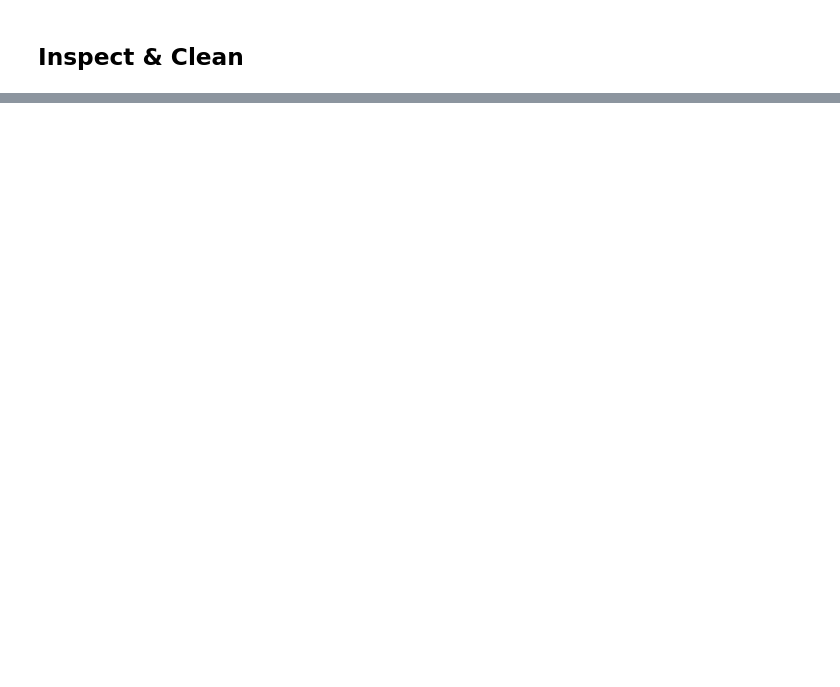
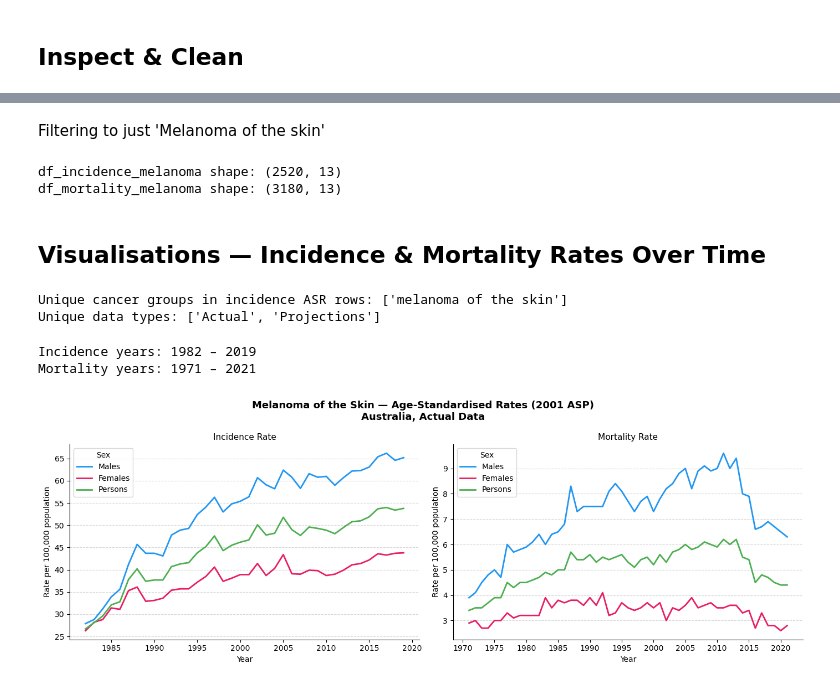
Before and after one commit to zainaisnain/fit5120-tp11-onboarding, a Jupyter notebook: data/data_wrangling.ipynb, the cells around one changed output, grey strips where cells are left out. Cells and saved outputs as stored; diff of their text form; code cells hidden in the pictures; blank space fills up the shorter version.

Commit message:
Dataset for D3 Visualisation

```diff
--- a/data/data_wrangling.ipynb
+++ b/data/data_wrangling.ipynb
@@ -111,0 +174,70 @@ print('Columns — state:',    df_state.columns.tolist())
+# %% [markdown]
+Filtering to just 'Melanoma of the skin'
+# %%
+df_incidence_melanoma = df_incidence[df_incidence['cancer_group_site'] == 'melanoma of the skin']
+df_mortality_melanoma = df_mortality[df_mortality['cancer_group_site'] == 'melanoma of the skin']
+
+print('df_incidence_melanoma shape:', df_incidence_melanoma.shape)
+print('df_mortality_melanoma shape:', df_mortality_melanoma.shape)
+# %% [output]
+df_incidence_melanoma shape: (2520, 13)
+df_mortality_melanoma shape: (3180, 13)
+# %% [markdown]
+## Visualisations — Incidence & Mortality Rates Over Time
+# %%
+import matplotlib.pyplot as plt
+import matplotlib.ticker as mticker
+
+RATE_COL = 'age_standardised_rate_2001_australian_standard_population__per_100_000'
+
+# Isolate summary (all-ages) rows — age-standardised rate is only populated there
+inc_asr  = df_incidence_melanoma.dropna(subset=[RATE_COL])
+mort_asr = df_mortality_melanoma.dropna(subset=[RATE_COL])
+
+print('Unique cancer groups in incidence ASR rows:', sorted(inc_asr['cancer_group_site'].unique()))
+print('Unique data types:', sorted(inc_asr['data_type'].unique()))
+# %% [output]
+Unique cancer groups in incidence ASR rows: ['melanoma of the skin']
+Unique data types: ['Actual', 'Projections']
+# %%
+SEXES  = ['Males', 'Females', 'Persons']
+COLORS = {'Males': '#2196F3', 'Females': '#E91E63', 'Persons': '#4CAF50'}
+
+# Data is already filtered to melanoma — just filter on actual data and sex
+def get_trend(df, data_type='Actual'):
+    mask = (df['data_type'] == data_type) & (df['sex'].isin(SEXES))
+    return (
+        df.loc[mask, ['year', 'sex', RATE_COL]]
+        .dropna()
+        .sort_values('year')
+    )
+
+inc_trend  = get_trend(inc_asr)
+mort_trend = get_trend(mort_asr)
+
+print('Incidence years:', int(inc_trend['year'].min()), '–', int(inc_trend['year'].max()))
+print('Mortality years:', int(mort_trend['year'].min()), '–', int(mort_trend['year'].max()))
+# %% [output]
+Incidence years: 1982 – 2019
+Mortality years: 1971 – 2021
+# %%
+fig, axes = plt.subplots(1, 2, figsize=(14, 5), sharey=False)
+fig.suptitle('Melanoma of the Skin — Age-Standardised Rates (2001 ASP)\nAustralia, Actual Data', fontsize=13, fontweight='bold')
+
+for ax, (trend, title) in zip(axes, [(inc_trend, 'Incidence Rate'), (mort_trend, 'Mortality Rate')]):
+    for sex in SEXES:
+        subset = trend[trend['sex'] == sex]
+        ax.plot(subset['year'], subset[RATE_COL], label=sex, color=COLORS[sex], linewidth=2)
+    ax.set_title(title, fontsize=11)
+    ax.set_xlabel('Year')
+    ax.set_ylabel('Rate per 100,000 population')
+    ax.legend(title='Sex')
+    ax.xaxis.set_major_locator(mticker.MultipleLocator(5))
+    ax.grid(axis='y', linestyle='--', alpha=0.5)
+    ax.spines[['top', 'right']].set_visible(False)
+
+plt.tight_layout()
+plt.savefig('melanoma_incidence_mortality_rates.png', dpi=150, bbox_inches='tight')
+plt.show()
+# %% [output]
+[figure, added]
```
Also changed, not shown: parts of 10 cells of this notebook.
